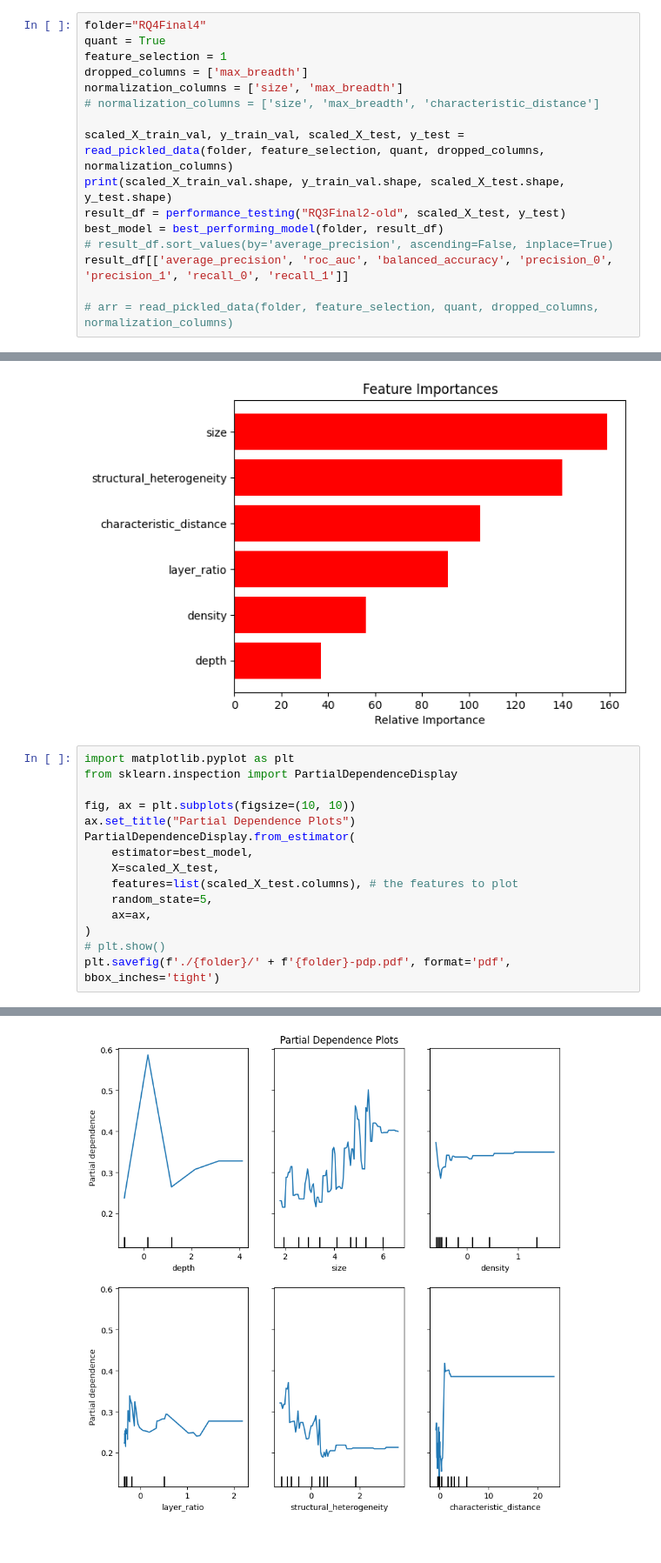
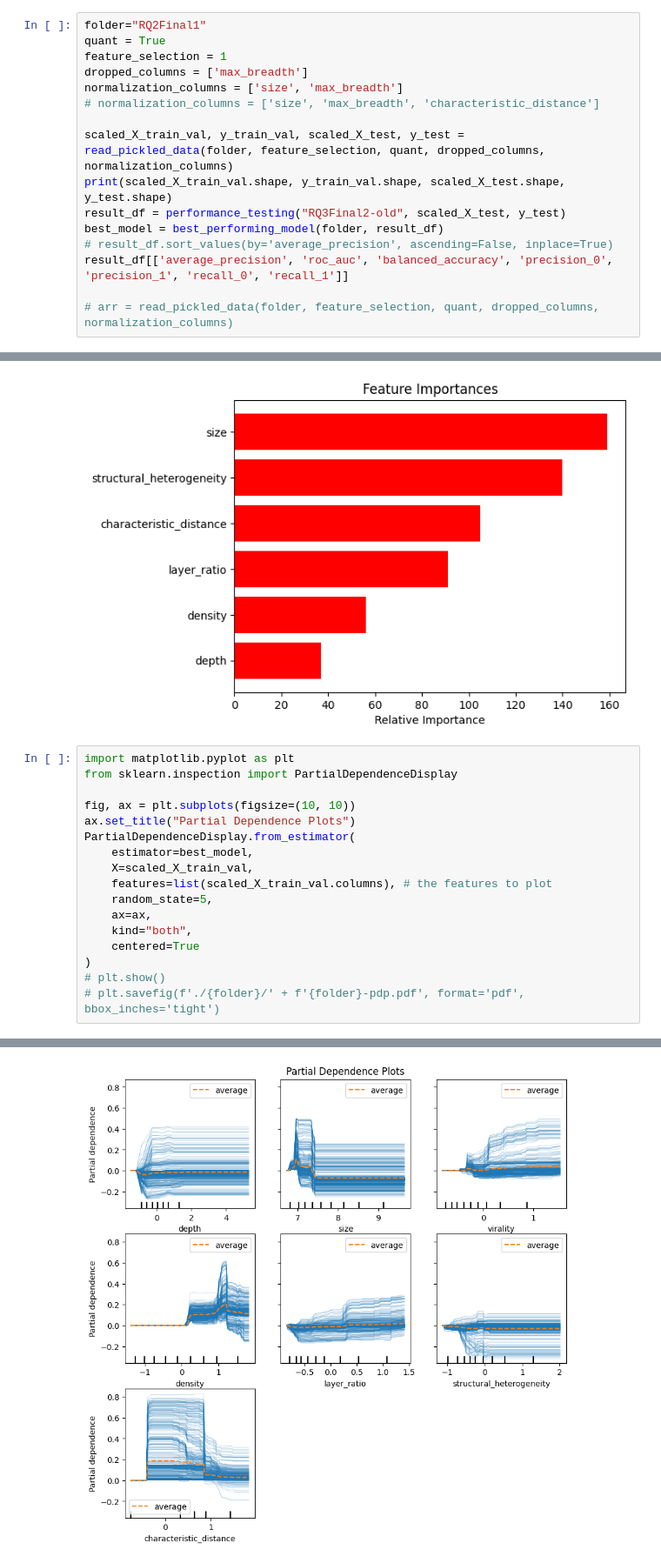
Before and after one commit to istiyaksiddiquee/thesis-work, a Jupyter notebook: RQ2/analysis/analysis.ipynb, the cells around one changed output, grey strips where cells are left out. Shown at 87% size. Saved outputs shown, nothing was run; the diff lists cells and outputs as text.

```diff
--- a/RQ2/analysis/analysis.ipynb
+++ b/RQ2/analysis/analysis.ipynb
@@ -330,5 +322,5 @@ LGBMClassifier(lambda_l2=10, max_depth=7, min_data_in_leaf=50,
 # %%
-folder="RQ4Final4"
+folder="RQ2Final1"
 quant = True
 feature_selection = 1
 dropped_columns = ['max_breadth']
@@ -610,11 +602,13 @@ fig, ax = plt.subplots(figsize=(10, 10))
 ax.set_title("Partial Dependence Plots")
 PartialDependenceDisplay.from_estimator(
     estimator=best_model,
-    X=scaled_X_test,
-    features=list(scaled_X_test.columns), # the features to plot
+    X=scaled_X_train_val,
+    features=list(scaled_X_train_val.columns), # the features to plot
     random_state=5,
     ax=ax,
+    kind="both",
+    centered=True
 )
 # plt.show()
-plt.savefig(f'./{folder}/' + f'{folder}-pdp.pdf', format='pdf', bbox_inches='tight')
+# plt.savefig(f'./{folder}/' + f'{folder}-pdp.pdf', format='pdf', bbox_inches='tight')
 # %% [output]
@@ -621,4 +616,4 @@ plt.savefig(f'./{folder}/' + f'{folder}-pdp.pdf', format='pdf', bbox_inches='tig
-[figure, old version]
+[figure, new version]
 # %%
 import matplotlib.pyplot as plt
 from alibi.explainers import ALE, plot_ale
```
Also changed, not shown: parts of 12 cells of this notebook, 10 other files.
